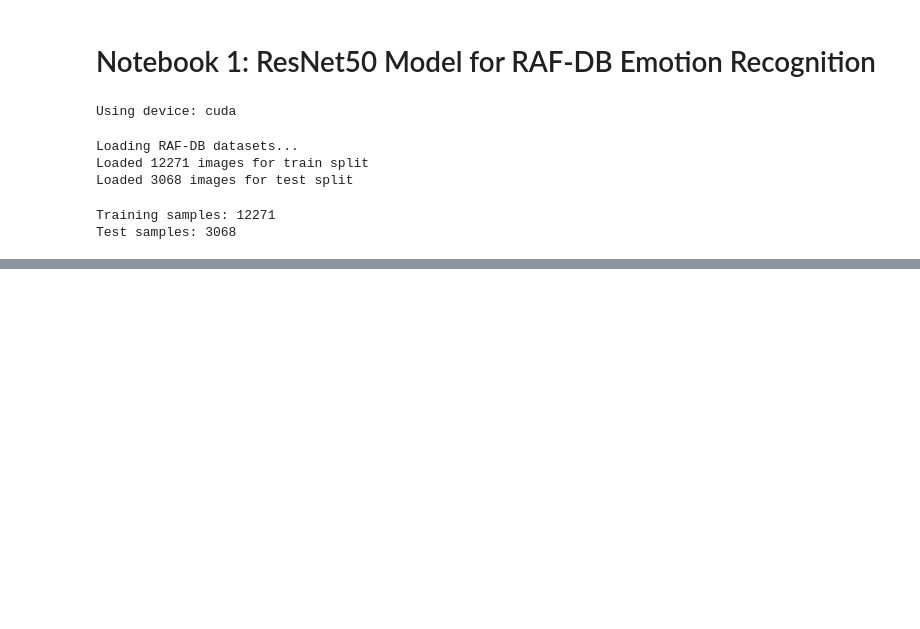
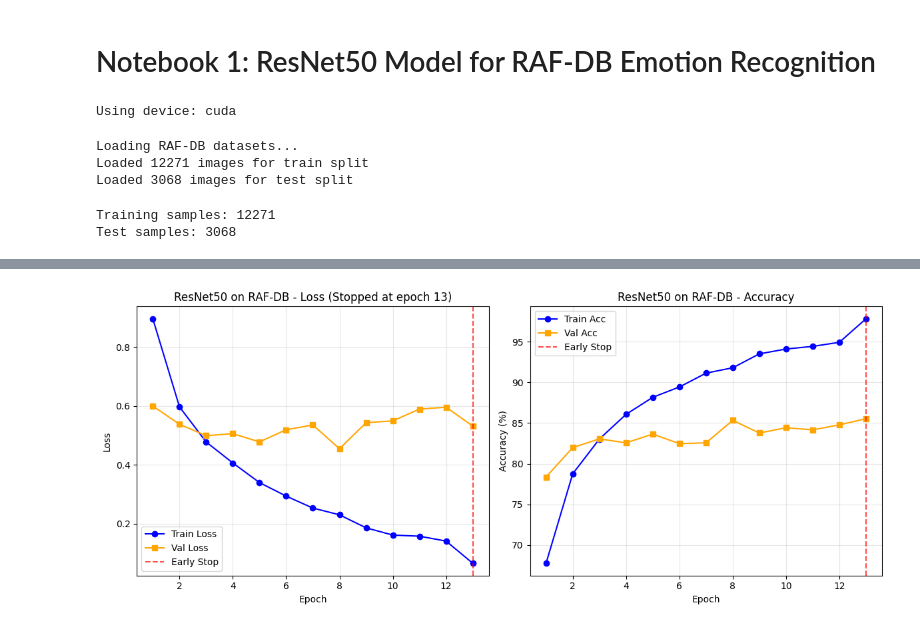
Before and after one commit to bouyassine11/ResNet50-Model-for-RAF-DB, a Jupyter notebook: Notebook.ipynb, the cells around one changed output, grey strips where cells are left out. Drawn from its saved outputs; the diff is of its cells as text; code cells hidden in the pictures; blank space fills up the shorter version.

```diff
--- a/Notebook.ipynb
+++ b/Notebook.ipynb
@@ -285,0 +315,31 @@ KeyboardInterrupt:
+# %%
+# Plotting results for ResNet50
+fig, axes = plt.subplots(1, 2, figsize=(12, 5))
+
+epochs_range = range(1, len(resnet50_results['train_losses']) + 1)
+
+# Plot losses
+axes[0].plot(epochs_range, resnet50_results['train_losses'], label='Train Loss', marker='o', color='blue')
+axes[0].plot(epochs_range, resnet50_results['val_losses'], label='Val Loss', marker='s', color='orange')
+axes[0].axvline(x=resnet50_results['stopped_epoch'], color='red', linestyle='--', alpha=0.7, label='Early Stop')
+axes[0].set_title(f'ResNet50 on RAF-DB - Loss (Stopped at epoch {resnet50_results["stopped_epoch"]})')
+axes[0].set_xlabel('Epoch')
+axes[0].set_ylabel('Loss')
+axes[0].legend()
+axes[0].grid(True, alpha=0.3)
+
+# Plot accuracies
+axes[1].plot(epochs_range, resnet50_results['train_accs'], label='Train Acc', marker='o', color='blue')
+axes[1].plot(epochs_range, resnet50_results['val_accs'], label='Val Acc', marker='s', color='orange')
+axes[1].axvline(x=resnet50_results['stopped_epoch'], color='red', linestyle='--', alpha=0.7, label='Early Stop')
+axes[1].set_title('ResNet50 on RAF-DB - Accuracy')
+axes[1].set_xlabel('Epoch')
+axes[1].set_ylabel('Accuracy (%)')
+axes[1].legend()
+axes[1].grid(True, alpha=0.3)
+
+plt.tight_layout()
+plt.savefig('resnet50_rafdb_training_curves.png', dpi=300, bbox_inches='tight')
+plt.show()
+# %% [output]
+[figure, added]
```
Also changed, not shown: parts of 4 cells of this notebook.
